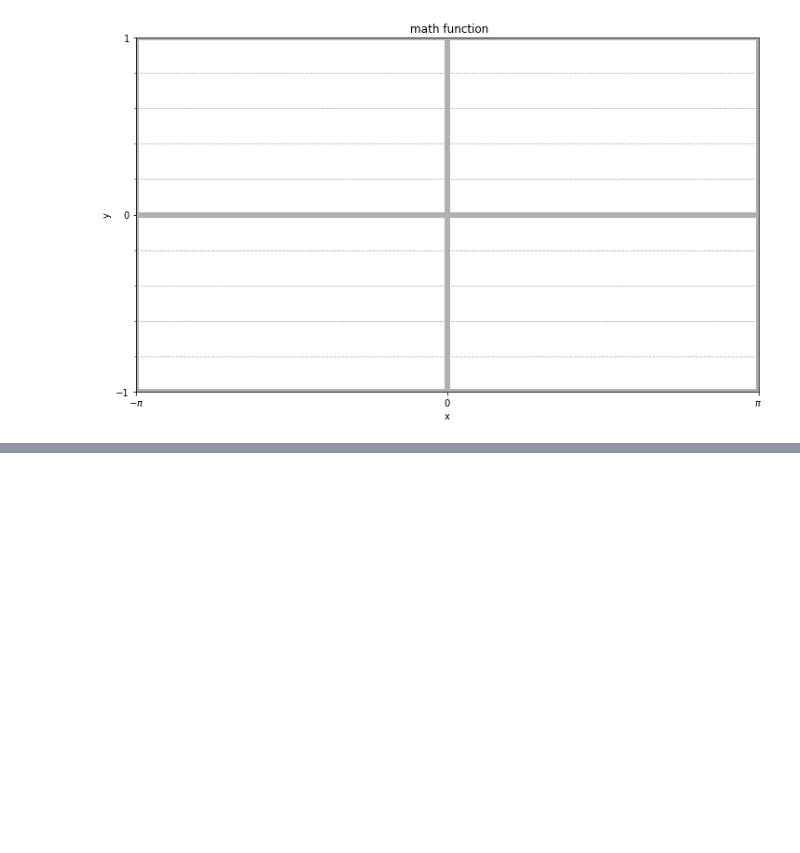
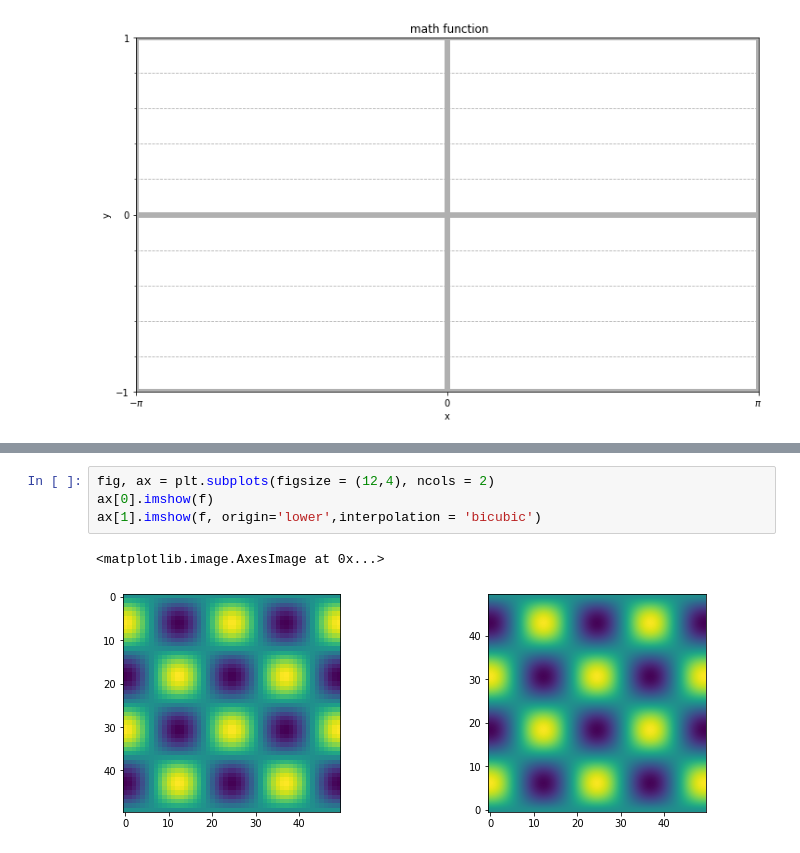
Before and after one commit to YuweiZJ/rces-lecture, a Jupyter notebook: Untitled.ipynb, the cells around one changed output, grey strips where cells are left out. Drawn from its saved outputs; the diff is of its cells as text; blank space fills up the shorter version.

```diff
--- a/Untitled.ipynb
+++ b/Untitled.ipynb
@@ -1138,0 +1170,7 @@ ax.grid(which = 'major',linewidth = 6)
+# %%
+fig, ax = plt.subplots(figsize = (12,4), ncols = 2)
+ax[0].imshow(f)
+ax[1].imshow(f, origin='lower',interpolation = 'bicubic')
+# %% [output]
+<matplotlib.image.AxesImage at 0x...>
+[figure, added]
```
Also changed, not shown: parts of 91 cells of this notebook.
